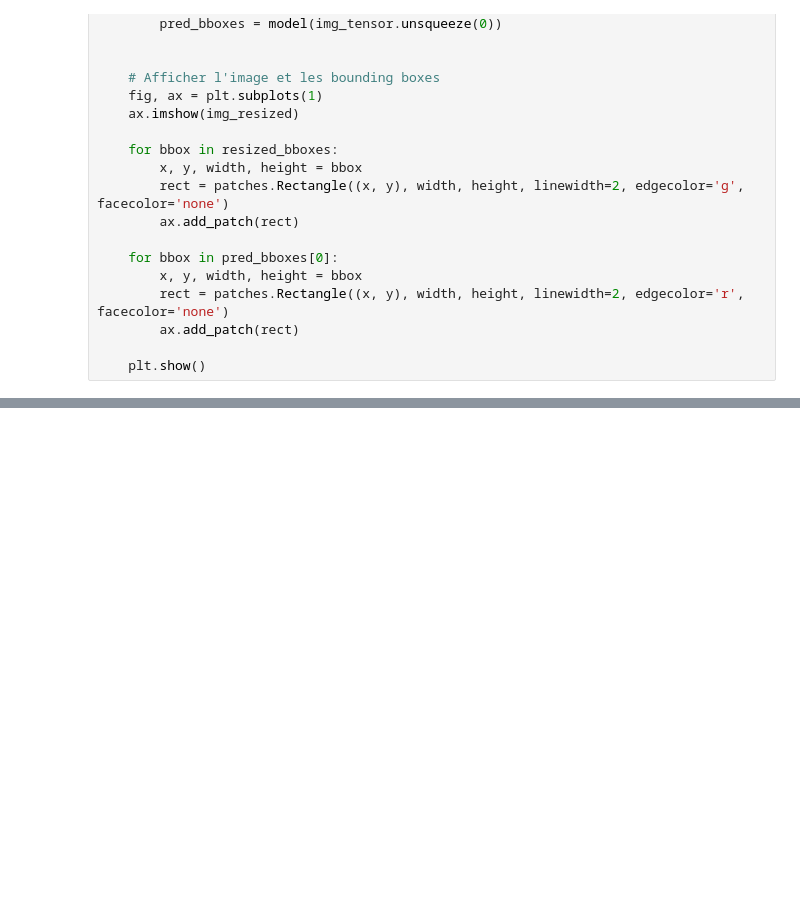
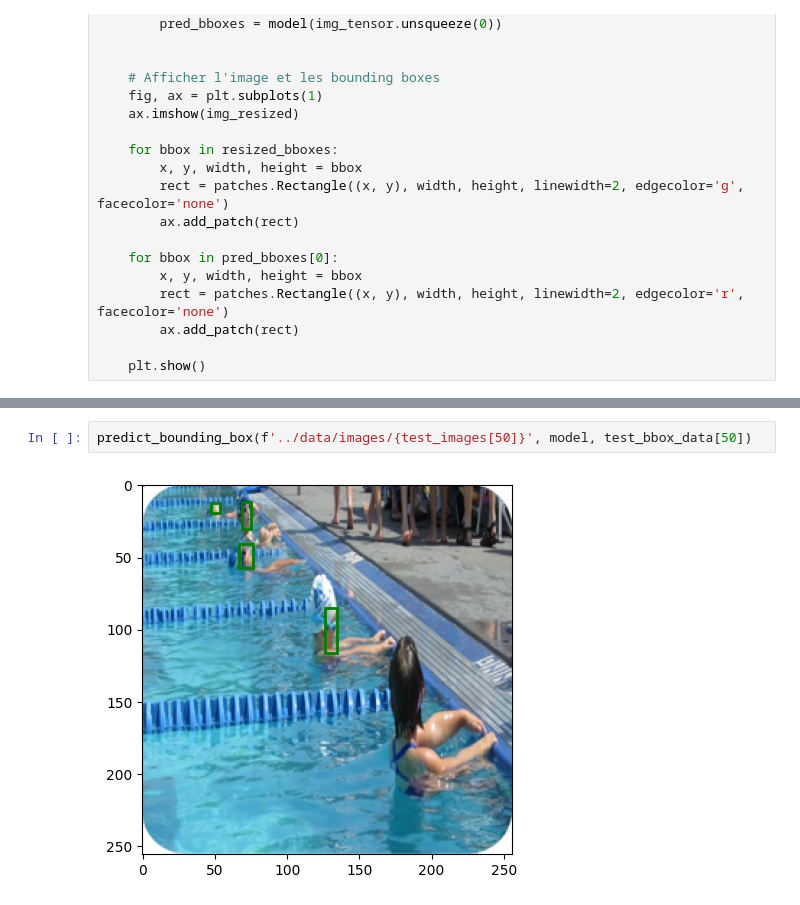
Before and after one commit to DjuloFyro/FaceSegLite, a Jupyter notebook: notebooks/model_bounding_box.ipynb, the cells around one changed output, grey strips where cells are left out. Cells and saved outputs as stored; diff of their text form; blank space fills up the shorter version.

Commit message:
add: notebook bounding box

```diff
--- a/notebooks/model_bounding_box.ipynb
+++ b/notebooks/model_bounding_box.ipynb
@@ -504,0 +520,4 @@ predict_bounding_box(f'../data/images/{test_images[0]}', model, test_bbox_data[0
+# %%
+predict_bounding_box(f'../data/images/{test_images[50]}', model, test_bbox_data[50])
+# %% [output]
+[figure, added]
```
Also changed, not shown: parts of 5 cells of this notebook.
